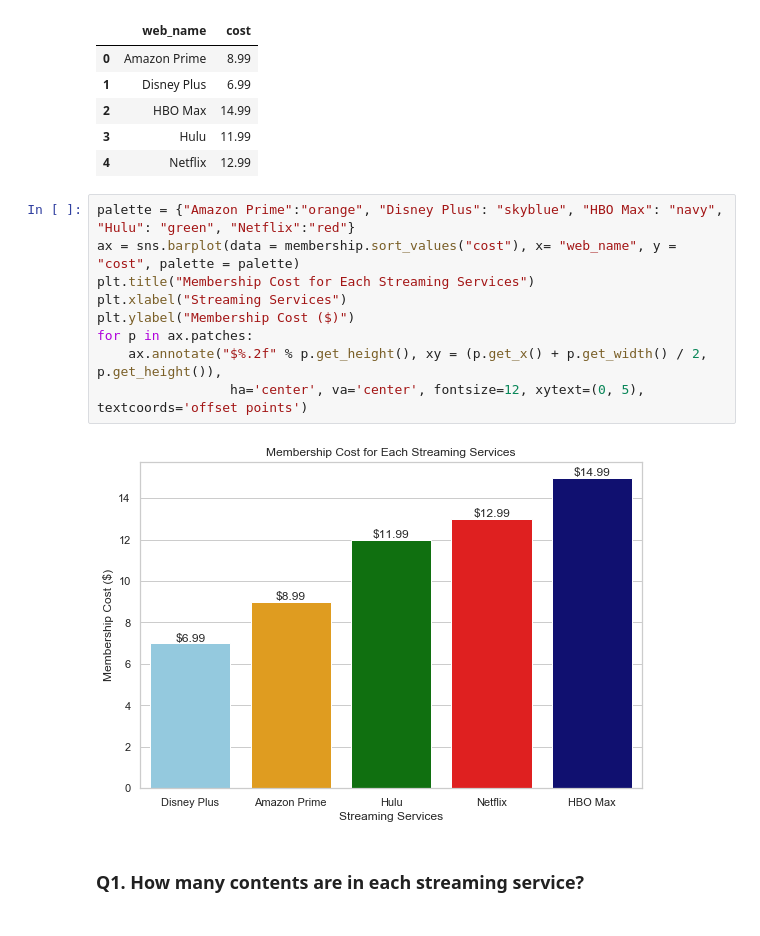
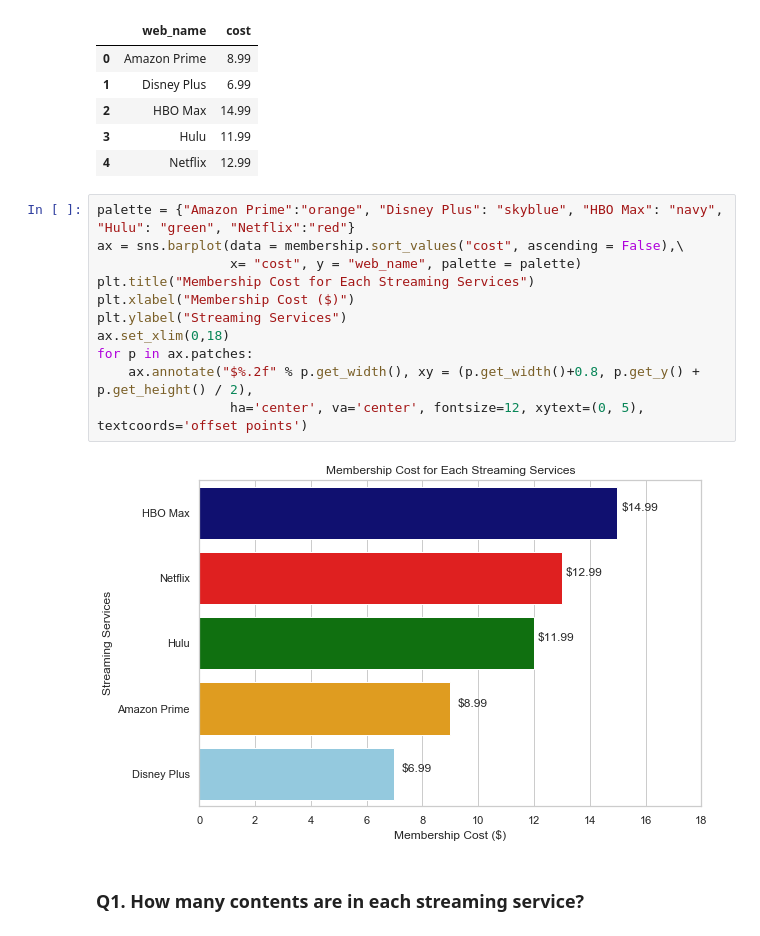
Before and after one commit to ryanhpark/Streaming_Sites_Web_Scraping, a Jupyter notebook: EDA_Streaming_Sites.ipynb, the cells around one changed output. Cells and saved outputs as stored; diff of their text form.

```diff
--- a/EDA_Streaming_Sites.ipynb
+++ b/EDA_Streaming_Sites.ipynb
@@ -137,15 +111,17 @@ membership
 | 4 | Netflix | 12.99 |
 # %%
 palette = {"Amazon Prime":"orange", "Disney Plus": "skyblue", "HBO Max": "navy", "Hulu": "green", "Netflix":"red"}
-ax = sns.barplot(data = membership.sort_values("cost"), x= "web_name", y = "cost", palette = palette)
+ax = sns.barplot(data = membership.sort_values("cost", ascending = False),\
+                 x= "cost", y = "web_name", palette = palette)
 plt.title("Membership Cost for Each Streaming Services")
-plt.xlabel("Streaming Services")
-plt.ylabel("Membership Cost ($)")
+plt.xlabel("Membership Cost ($)")
+plt.ylabel("Streaming Services")
+ax.set_xlim(0,18)
 for p in ax.patches:
-    ax.annotate("$%.2f" % p.get_height(), xy = (p.get_x() + p.get_width() / 2, p.get_height()),
+    ax.annotate("$%.2f" % p.get_width(), xy = (p.get_width()+0.8, p.get_y() + p.get_height() / 2),
                  ha='center', va='center', fontsize=12, xytext=(0, 5), textcoords='offset points')
 # %% [output]
-[figure, old version]
+[figure, new version]
 # %% [markdown]
 ### Q1. How many contents are in each streaming service?
 # %%
```
Also changed, not shown: parts of 12 cells of this notebook.
